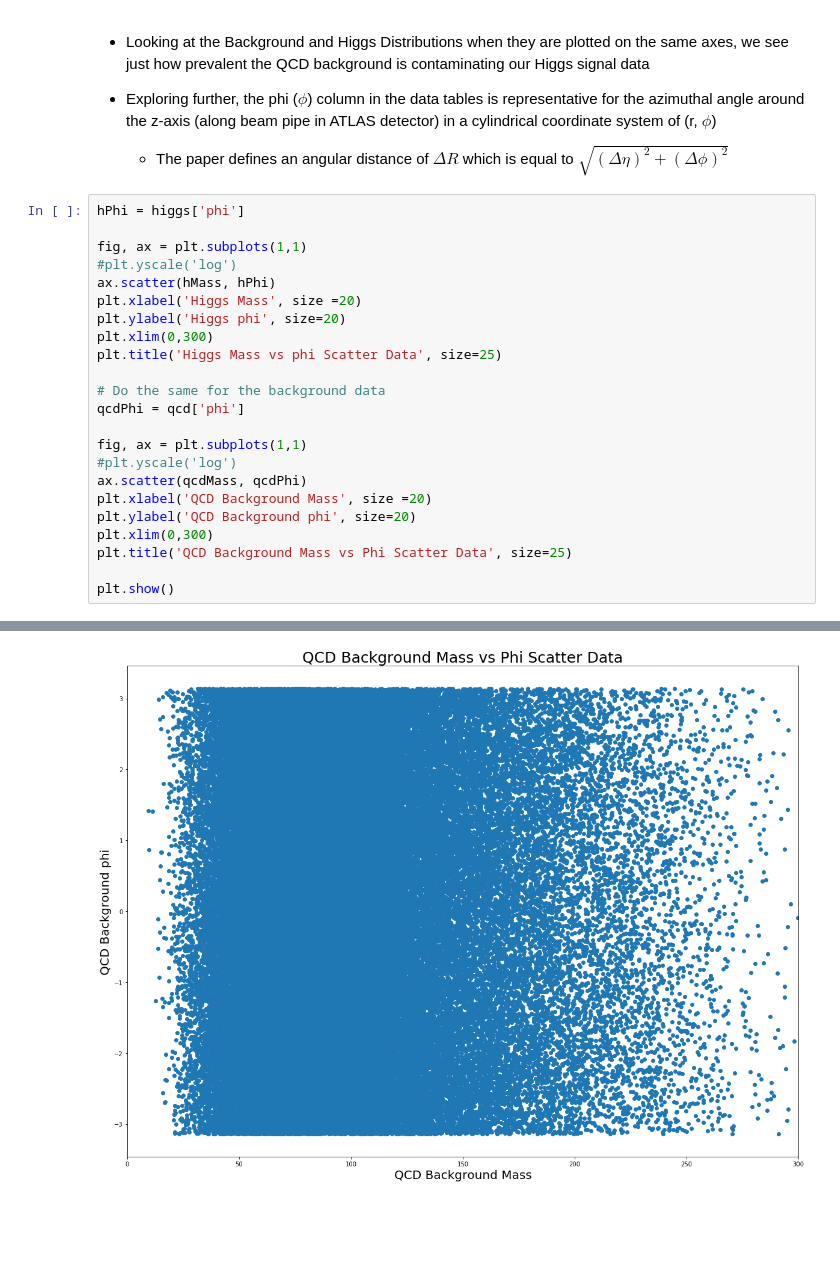
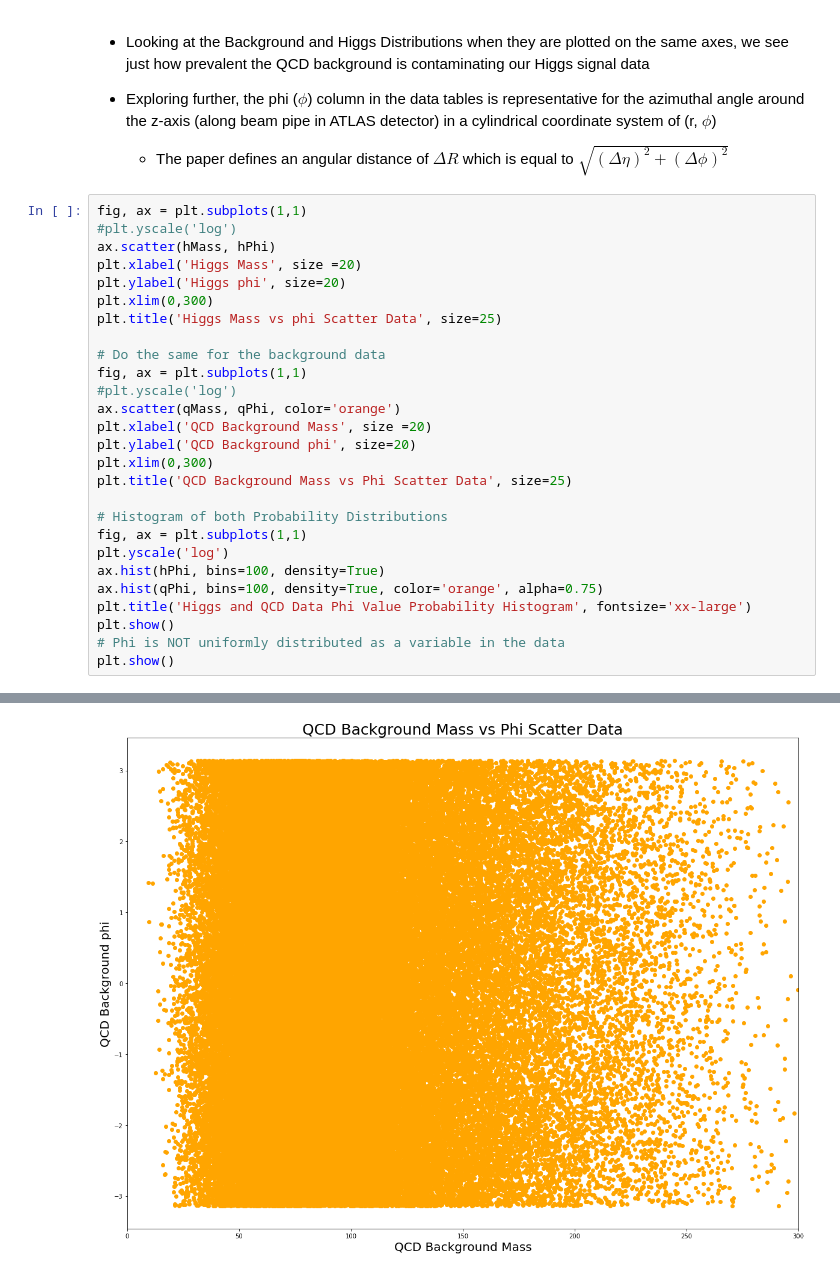
Before and after one commit to jbc1216/434-Portfolio, a Jupyter notebook: FinchCarr_Lab05.ipynb, the cells around one changed output, grey strips where cells are left out. Saved outputs shown, nothing was run; the diff lists cells and outputs as text; blank space fills up the shorter version.

```diff
--- a/FinchCarr_Lab05.ipynb
+++ b/FinchCarr_Lab05.ipynb
@@ -180,28 +291,32 @@ plt.show()
 - Exploring further, the phi ($\phi$) column in the data tables is representative for the azimuthal angle around the z-axis (along beam pipe in ATLAS detector) in a cylindrical coordinate system of (r, $\phi$)
   - The paper defines an angular distance of $\Delta R$ which is equal to $\sqrt{(\Delta\eta)^{2}+(\Delta\phi)^{2}}$
 # %%
-hPhi = higgs['phi']
-
 fig, ax = plt.subplots(1,1)
 #plt.yscale('log')
 ax.scatter(hMass, hPhi)
 plt.xlabel('Higgs Mass', size =20)
 plt.ylabel('Higgs phi', size=20)
 plt.xlim(0,300)
 plt.title('Higgs Mass vs phi Scatter Data', size=25)
 
 # Do the same for the background data
-qcdPhi = qcd['phi']
-
 fig, ax = plt.subplots(1,1)
 #plt.yscale('log')
-ax.scatter(qcdMass, qcdPhi)
+ax.scatter(qMass, qPhi, color='orange')
 plt.xlabel('QCD Background Mass', size =20)
 plt.ylabel('QCD Background phi', size=20)
 plt.xlim(0,300)
 plt.title('QCD Background Mass vs Phi Scatter Data', size=25)
 
+# Histogram of both Probability Distributions
+fig, ax = plt.subplots(1,1)
+plt.yscale('log')
+ax.hist(hPhi, bins=100, density=True)
+ax.hist(qPhi, bins=100, density=True, color='orange', alpha=0.75)
+plt.title('Higgs and QCD Data Phi Value Probability Histogram', fontsize='xx-large')
 plt.show()
+# Phi is NOT uniformly distributed as a variable in the data
+plt.show()
 # %% [output]
 [figure]
-[figure, old version]
+[figure, new version]
```
Also changed, not shown: parts of 23 cells of this notebook.
